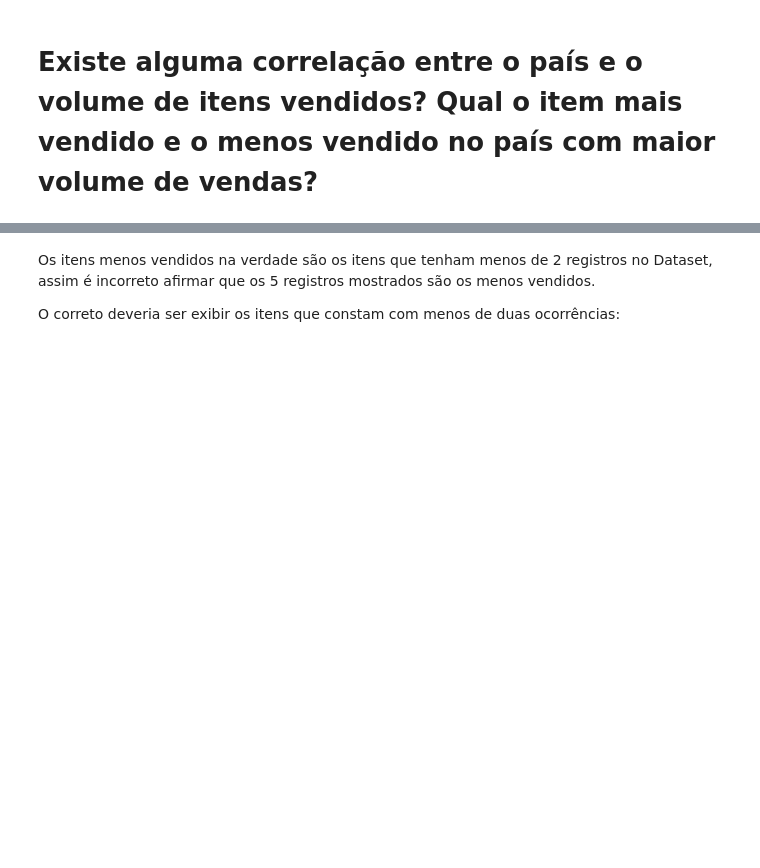
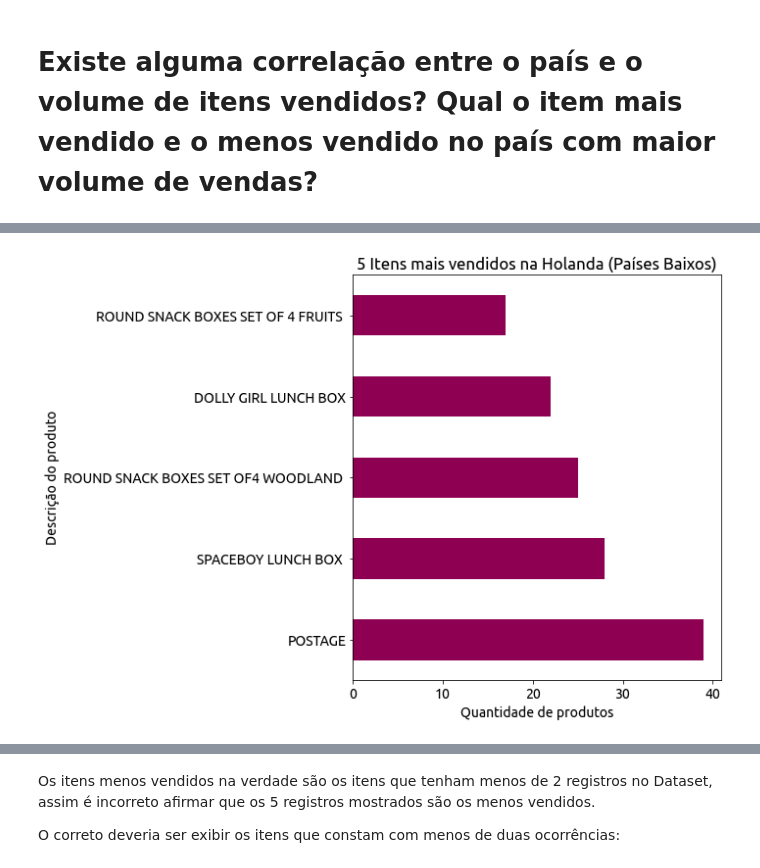
Before and after one commit to pesadaum/teste-estagio-bagy, a Jupyter notebook: teste_bagy.ipynb, the cells around one changed output, grey strips where cells are left out. Cells and saved outputs as stored; diff of their text form; code cells hidden in the pictures; blank space fills up the shorter version.

```diff
--- a/teste_bagy.ipynb
+++ b/teste_bagy.ipynb
@@ -388,0 +383,22 @@ plt.show()
+# %%
+# apenas pra gerar duas figuras separadas pois ficopu ruim de colocar no pdf :(
+
+nether_values = df[df['Country'] == 'Netherlands'].loc[:,
+                                                       'Description'].value_counts().sort_values(ascending=False)
+# %%
+
+f, ax = plt.subplots(figsize=(10, 7))
+
+nether_values[:5].plot.barh(ax=ax, cmap='PiYG')
+
+ax.set_title('5 Itens mais vendidos na Holanda (Países Baixos)')
+
+ax.set(
+    ylabel='Descrição do produto',
+    xlabel='Quantidade de produtos')
+
+f.tight_layout()
+f.savefig('./doc/fig/itens_mais_holanda.pdf')
+plt.show()
+# %% [output]
+[figure, added]
```
Also changed, not shown: parts of 24 cells of this notebook, 3 other files.
